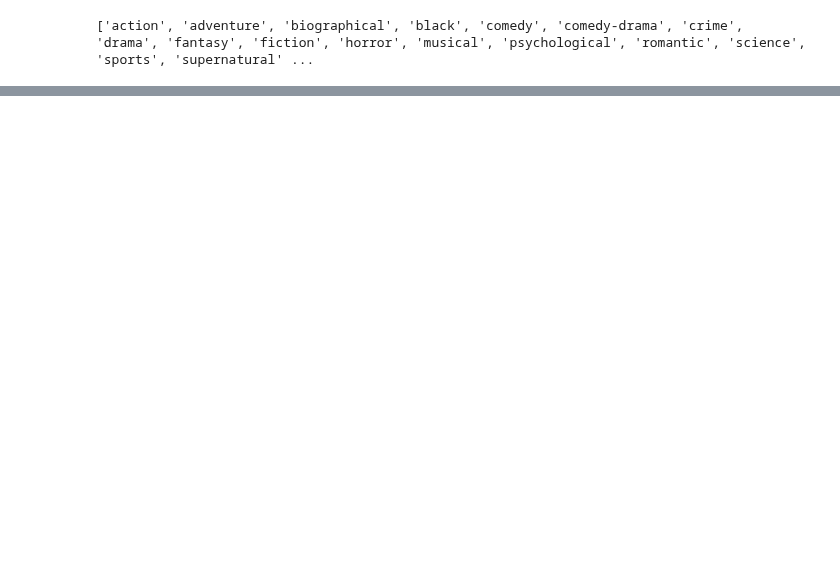
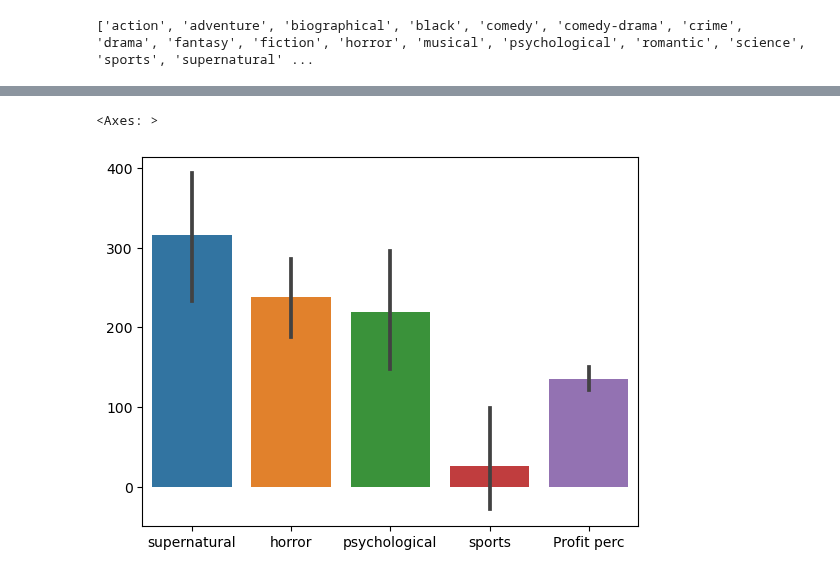
Before and after one commit to S3tuit/jup_lab, a Jupyter notebook: movies_analysis.ipynb, the cells around one changed output, grey strips where cells are left out. Saved outputs shown, nothing was run; the diff lists cells and outputs as text; code cells hidden in the pictures; blank space fills up the shorter version.

```diff
--- a/movies_analysis.ipynb
+++ b/movies_analysis.ipynb
@@ -171,0 +145,2 @@ low_df['drama'].sum()
+# %%
+low_genres_trust = pearsonr_df[pearsonr_df['P-value'] < 0.05].index.tolist()
@@ -172,12 +151,24 @@ low_df['drama'].sum()
 # %%
 from scipy.stats import bootstrap
 
-data3 = (low_df_profit_perc['drama'].dropna(),)
+conf_df_id = []
+conf_df_low = []
+conf_df_high = []
 
-bootstrap_ci = bootstrap(data3,
-                         np.mean,
-                         confidence_level=0.95,
-                         random_state=1)
+for genre in ['Profit perc'] + low_genres_trust:
+    df_to_test = (low_df_profit_perc[genre].dropna(),)
+    bootstrap_ci = bootstrap(df_to_test,
+                            np.mean,
+                            n_resamples=1999,
+                            confidence_level=0.95,
+                            random_state=1)
 
-print(bootstrap_ci.confidence_interval)
+    conf_df_id.append(genre)
+    conf_df_high.append(bootstrap_ci.confidence_interval[1])
+    conf_df_low.append(bootstrap_ci.confidence_interval[0])
+
+
+conf_df = pd.DataFrame(index=conf_df_id, data={'Low band':conf_df_low,
+            'High band':conf_df_high})
+conf_df
 # %% [output]
@@ -199,0 +185,6 @@ ConfidenceInterval(low=121.77024061029073, high=150.6323348066939)
+# %%
+mask1 = conf_df.loc[:,'Low band'] > conf_df.loc['Profit perc', 'High band']
+mask2 = conf_df.loc[:,'High band'] < conf_df.loc['Profit perc', 'Low band']
+
+low_genres_trust = conf_df[(mask1 | mask2)].index.tolist()
+conf_df[(mask1 | mask2)]
@@ -199,0 +197,6 @@ ConfidenceInterval(low=121.77024061029073, high=150.6323348066939)
+# %%
+sns.barplot(data=low_df_profit_perc[low_genres_trust + ['Profit perc']], estimator='mean',
+            errorbar='ci')
+# %% [output]
+<Axes: >
+[figure, added]
```
Also changed, not shown: parts of 22 cells of this notebook.
